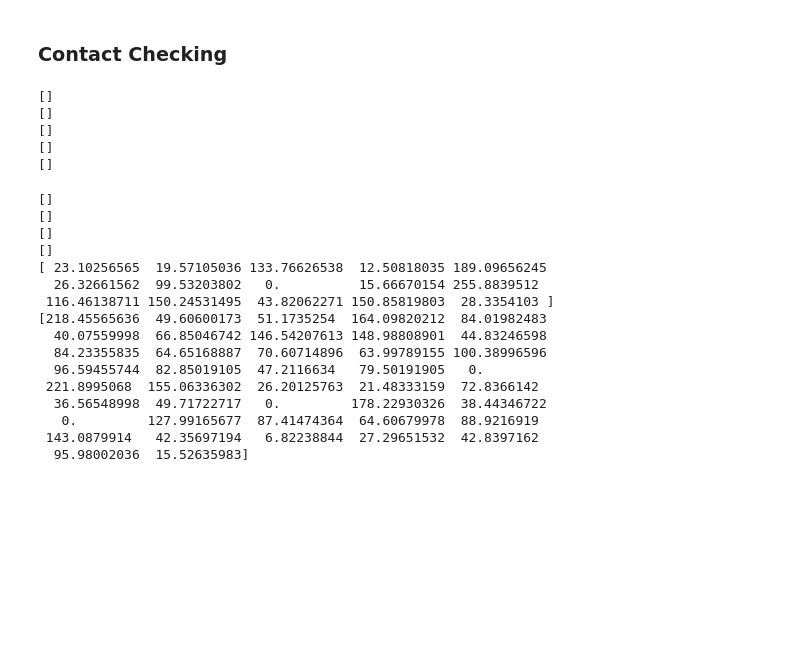
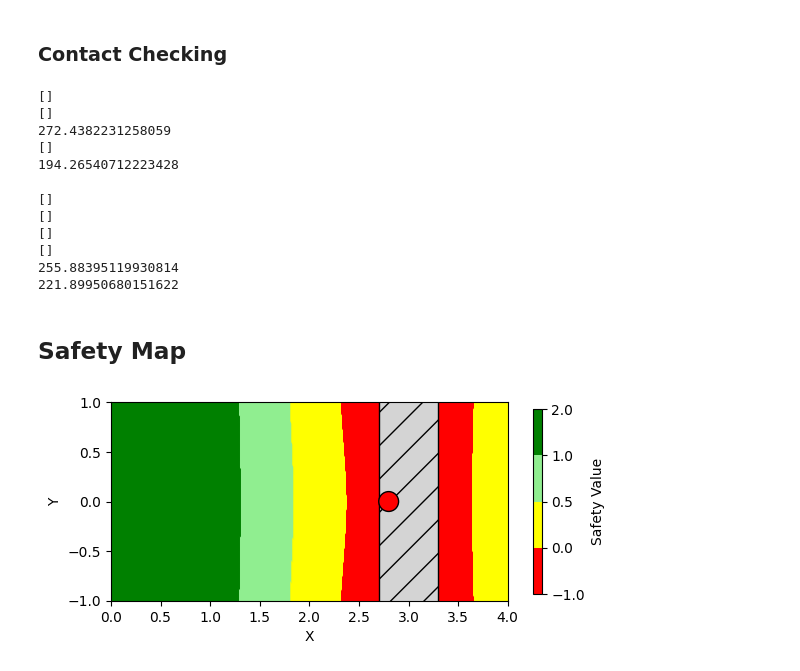
Before and after one commit to famsvip/Robot-Navigation-Collision-Avoidance-, a Jupyter notebook: data/plotting.ipynb, the cells around one changed output. Cells and saved outputs as stored; diff of their text form; code cells hidden in the pictures; blank space fills up the shorter version.

```diff
--- a/data/plotting.ipynb
+++ b/data/plotting.ipynb
@@ -397,7 +509,7 @@ plt.show()
 ### Contact Checking
 # %%
 contact_2 = np.load("./composite_col_2.npy")
-contact_3 = np.load("./composite_col_3.anpy")
+contact_3 = np.load("./composite_col_3.npy")
 contact_4 = np.load("./composite_col_4.npy")
 contact_5 = np.load("./composite_col_5.npy")
 contact_6 = np.load("./composite_col_6.npy")
@@ -406,15 +518,15 @@ contact_6 = np.load("./composite_col_6.npy")
 
 print(contact_2)
 print(contact_3)
-print(contact_4)
+print(max(contact_4))
 print(contact_5)
-print(contact_6)
+print(max(contact_6))
 # %% [output]
 []
 []
+272.4382231258059
 []
-[]
-[]
+194.26540712223428
 # %%
 separated_1 = np.load("./separated_col_1.npy")
 separated_2 = np.load("./separated_col_2.npy")
@@ -428,22 +540,52 @@ print(separated_1)
 print(separated_2)
 print(separated_3)
 print(separated_4)
-print(separated_5)
-print(separated_6)
+print(max(separated_5))
+print(max(separated_6))
 # %% [output]
 []
 []
 []
 []
-[ 23.10256565  19.57105036 133.76626538  12.50818035 189.09656245
-  26.32661562  99.53203802   0.          15.66670154 255.8839512
- 116.46138711 150.24531495  43.82062271 150.85819803  28.3354103 ]
-[218.45565636  49.60600173  51.1735254  164.09820212  84.01982483
-  40.07559998  66.85046742 146.54207613 148.98808901  44.83246598
-  84.23355835  64.65168887  70.60714896  63.99789155 100.38996596
-  96.59455744  82.85019105  47.2116634   79.50191905   0.
- 221.8995068  155.06336302  26.20125763  21.48333159  72.8366142
-  36.56548998  49.71722717   0.         178.22930326  38.44346722
-   0.         127.99165677  87.41474364  64.60679978  88.9216919
- 143.0879914   42.35697194   6.82238844  27.29651532  42.8397162
-  95.98002036  15.52635983]
+255.88395119930814
+221.89950680151622
+# %% [markdown]
+## Safety Map
+# %%
+import matplotlib.colors as mcolors
+import matplotlib.pyplot as plt
+import numpy as np
+
+# Define thresholds and corresponding colors
+bounds = [-1, 0, 0.5, 1, 2.0]
+colors = ['red', 'yellow', 'lightgreen', 'green']
+
+cmap = mcolors.ListedColormap(colors)
+norm = mcolors.BoundaryNorm(bounds, cmap.N)
+
+safety_map = np.load("./safety_map_comp.npy")
+
+fig, ax = plt.subplots()
+circle_target = Circle((2.8, 0.0), radius=0.1, edgecolor="black", facecolor="red")
+rect = Rectangle((2.7, -1.8), width=0.6, height=3.6,
+                 edgecolor='black', facecolor=(0.83, 0.83, 0.83), hatch="/")
+
+safety_plot = ax.scatter(
+    safety_map[:, 0],  # x
+    safety_map[:, 1],  # y
+    c=safety_map[:, 2],  # h value = color
+    cmap=cmap,
+    norm=norm,
+    s=10  # dot size
+)
+cbar = fig.colorbar(safety_plot, ax=ax, label='Safety Value', shrink=0.5)
+ax.set_xlim(0, 4)
+ax.set_ylim(-1, 1)
+ax.set_xlabel('X')
+ax.set_ylabel('Y')
+ax.add_patch(rect)
+ax.add_patch(circle_target)
+ax.set_aspect('equal')
+plt.show()
+# %% [output]
+[figure, added]
```
Also changed, not shown: parts of 6 cells of this notebook, 26 other files.
